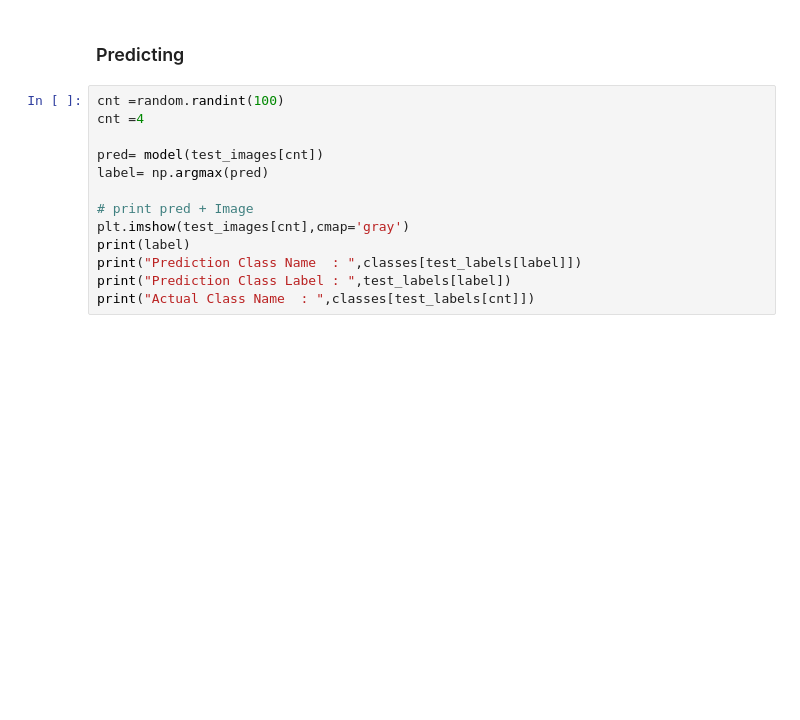
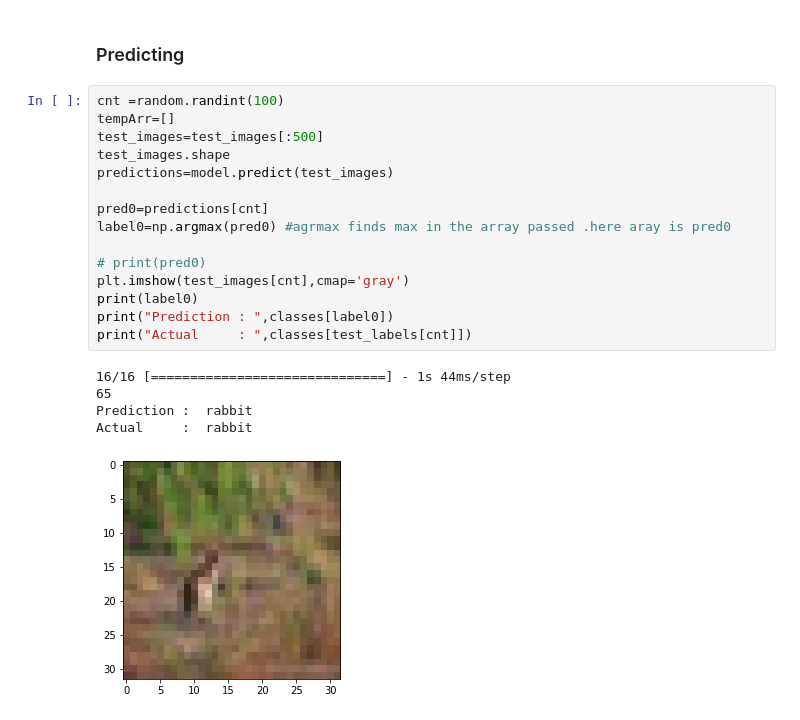
Before and after one commit to koulumang/CSU-CS510, a Jupyter notebook: CIFAR-10-100/Part-3-ResNet-Cifar-100.ipynb, the cells around one changed output. Drawn from its saved outputs; the diff is of its cells as text; blank space fills up the shorter version.

```diff
--- a/CIFAR-10-100/Part-3-ResNet-Cifar-100.ipynb
+++ b/CIFAR-10-100/Part-3-ResNet-Cifar-100.ipynb
@@ -157,17 +145,25 @@ Accuracy :  0.633899986743927
 ### Predicting
 # %%
 cnt =random.randint(100)
-cnt =4
+tempArr=[]
+test_images=test_images[:500]
+test_images.shape
+predictions=model.predict(test_images)
 
-pred= model(test_images[cnt])
-label= np.argmax(pred)
+pred0=predictions[cnt]
+label0=np.argmax(pred0) #agrmax finds max in the array passed .here aray is pred0
 
-# print pred + Image
+# print(pred0)
 plt.imshow(test_images[cnt],cmap='gray')
-print(label)
-print("Prediction Class Name  : ",classes[test_labels[label]])
-print("Prediction Class Label : ",test_labels[label])
-print("Actual Class Name  : ",classes[test_labels[cnt]])
+print(label0)
+print("Prediction : ",classes[label0])
+print("Actual     : ",classes[test_labels[cnt]])
+# %% [output]
+16/16 [==============================] - 1s 44ms/step
+65
+Prediction :  rabbit
+Actual     :  rabbit
+[figure, added]
 # %%
 acc = result.history['accuracy']
 val_acc = result.history['val_accuracy']
```
Also changed, not shown: parts of 6 cells of this notebook, 1 other file.
